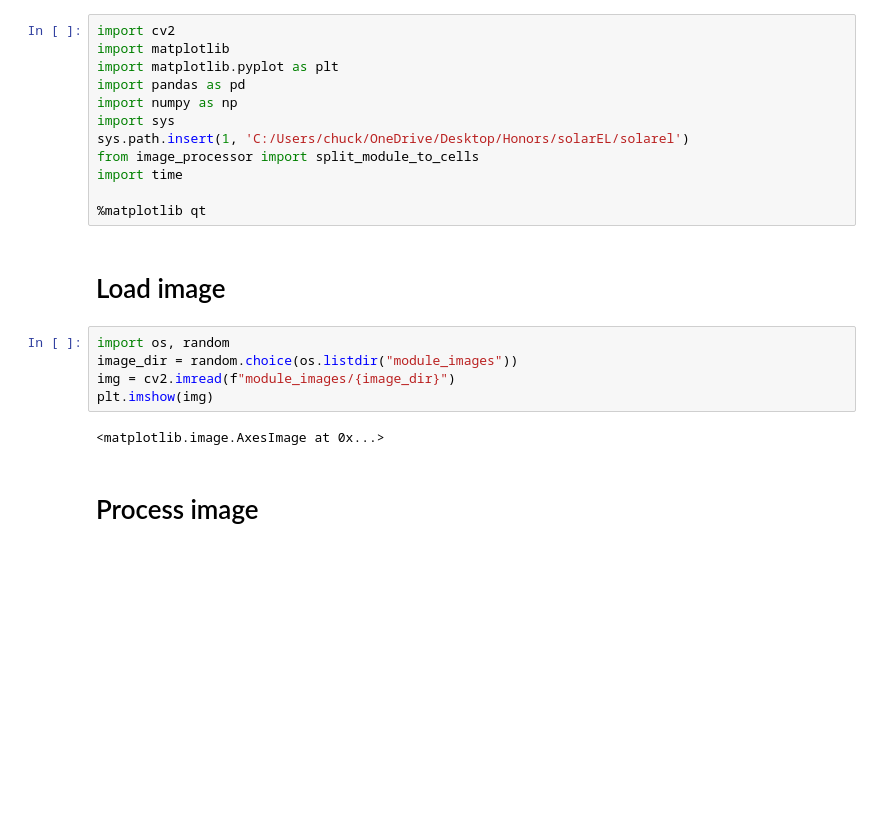
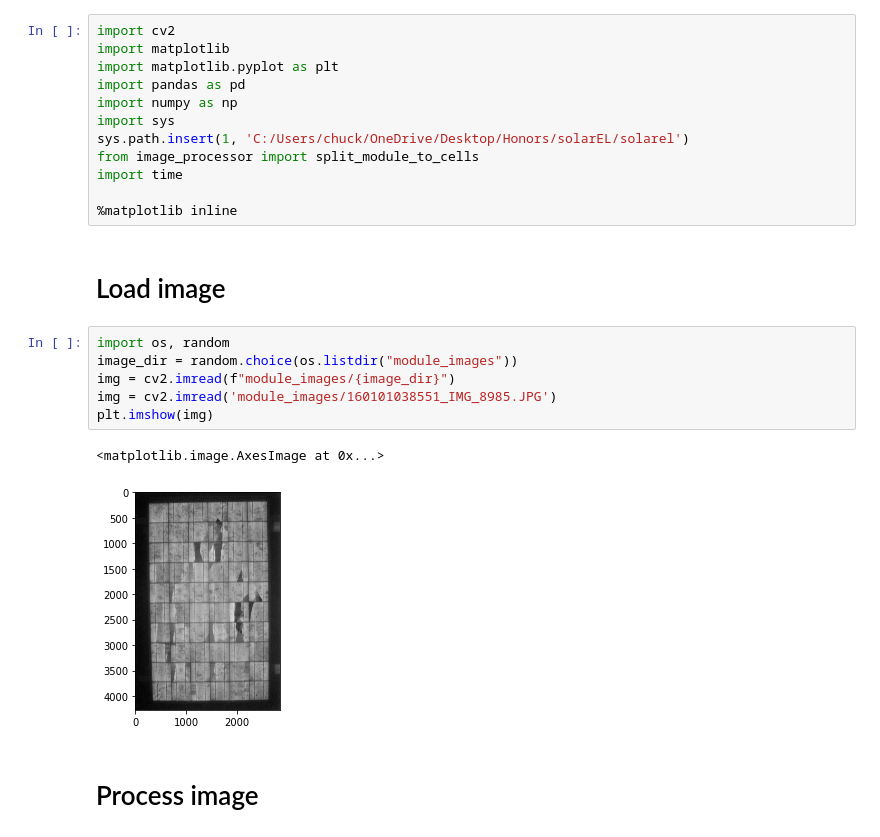
Before and after one commit to charlieHowcroft/PV-EL-image, a Jupyter notebook: solarel/Report_maker/report_maker.ipynb, the cells around one changed output. Cells and saved outputs as stored; diff of their text form; blank space fills up the shorter version.

```diff
--- a/solarel/Report_maker/report_maker.ipynb
+++ b/solarel/Report_maker/report_maker.ipynb
@@ -9,16 +9,18 @@ sys.path.insert(1, 'C:/Users/chuck/OneDrive/Desktop/Honors/solarEL/solarel')
 from image_processor import split_module_to_cells
 import time
 
-%matplotlib qt
+%matplotlib inline
 # %% [markdown]
 # Load image
 # %%
 import os, random
 image_dir = random.choice(os.listdir("module_images"))
 img = cv2.imread(f"module_images/{image_dir}")
+img = cv2.imread('module_images/160101038551_IMG_8985.JPG')
 plt.imshow(img)
 # %% [output]
 <matplotlib.image.AxesImage at 0x...>
+[figure, added]
 # %% [markdown]
 # Process image
 # %%
```
Also changed, not shown: parts of 16 cells of this notebook, 17 other files.
